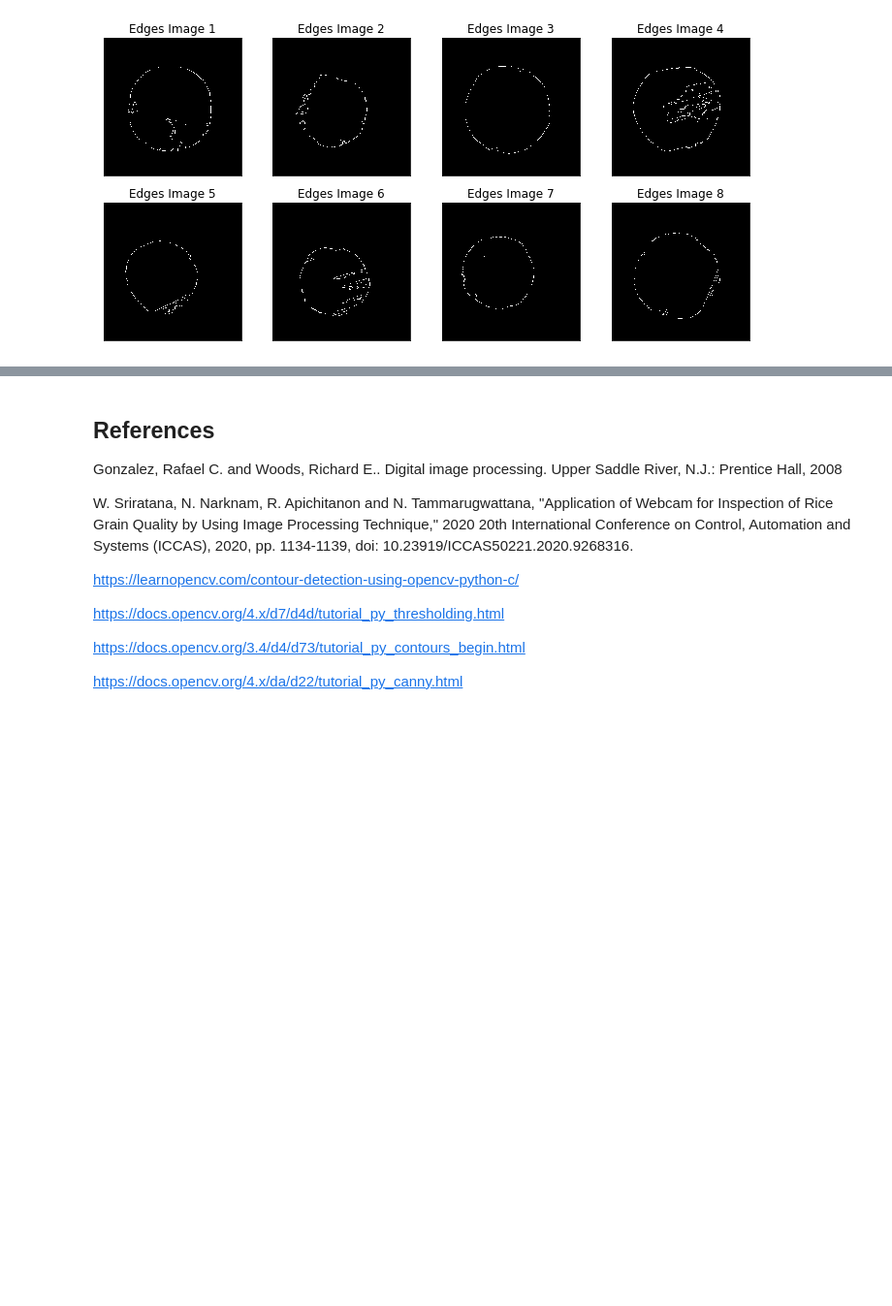
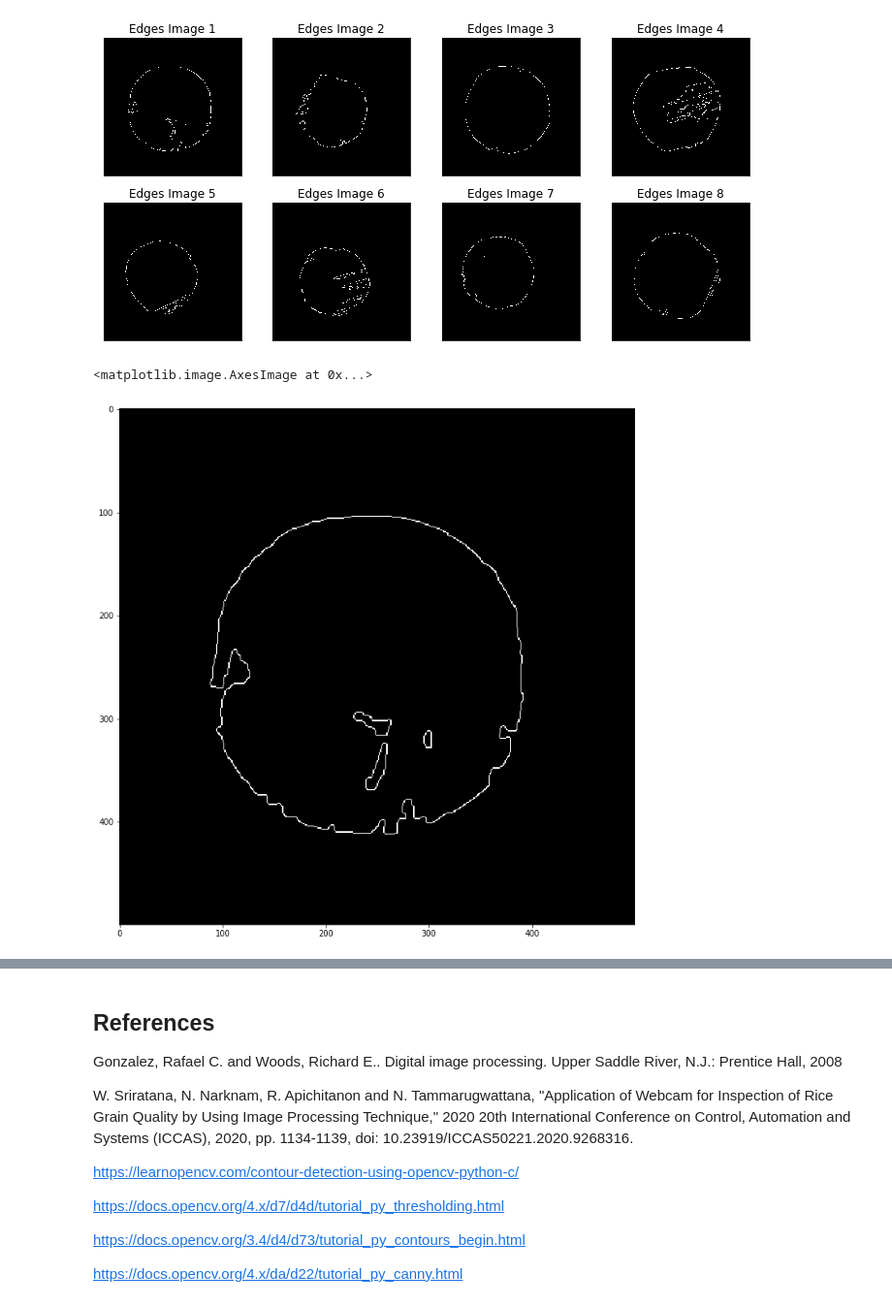
Before and after one commit to rad-mit/CS5102-Digital-Image-Processing-Project, a Jupyter notebook: Project/DIP_Project_2.ipynb, the cells around one changed output, grey strips where cells are left out. Shown at 97% size. Cells and saved outputs as stored; diff of their text form; code cells hidden in the pictures; blank space fills up the shorter version.

Commit message:
added edge contours

```diff
--- a/Project/DIP_Project_2.ipynb
+++ b/Project/DIP_Project_2.ipynb
@@ -182,7 +184,10 @@ for i in range(len(otsu_images)):
 # %% [output]
 [figure]
 # %%
-#plt.imshow(edge_images[0], 'gray')
+plt.imshow(edge_images[0], 'gray')
+# %% [output]
+<matplotlib.image.AxesImage at 0x...>
+[figure, added]
 # %%
 # kernel = np.ones((5,5),np.uint8)
 # open_images_1=[]
```
Also changed, not shown: parts of 3 cells of this notebook.
